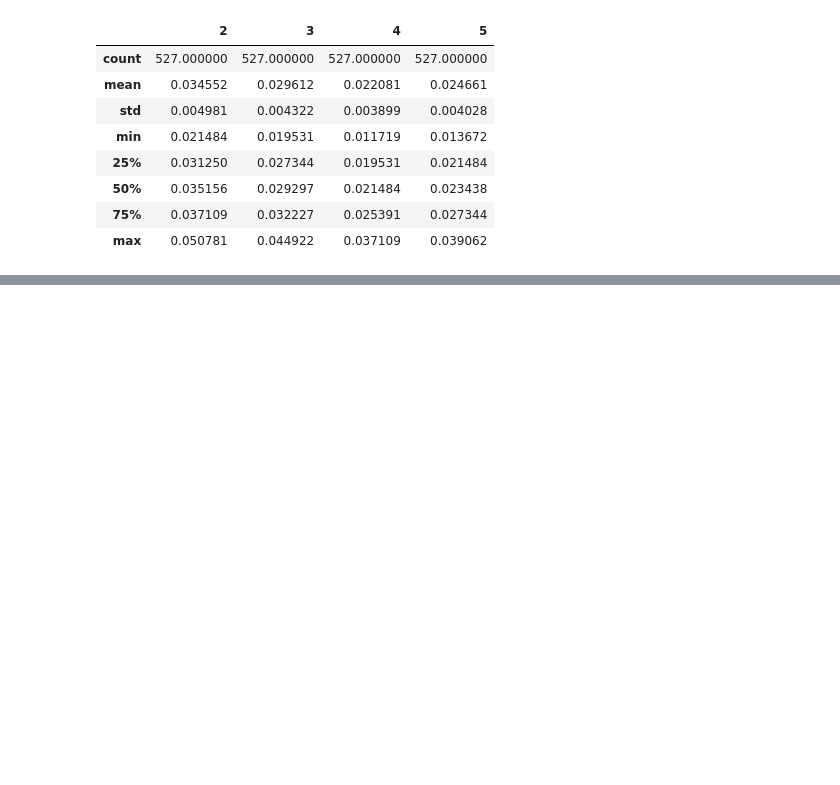
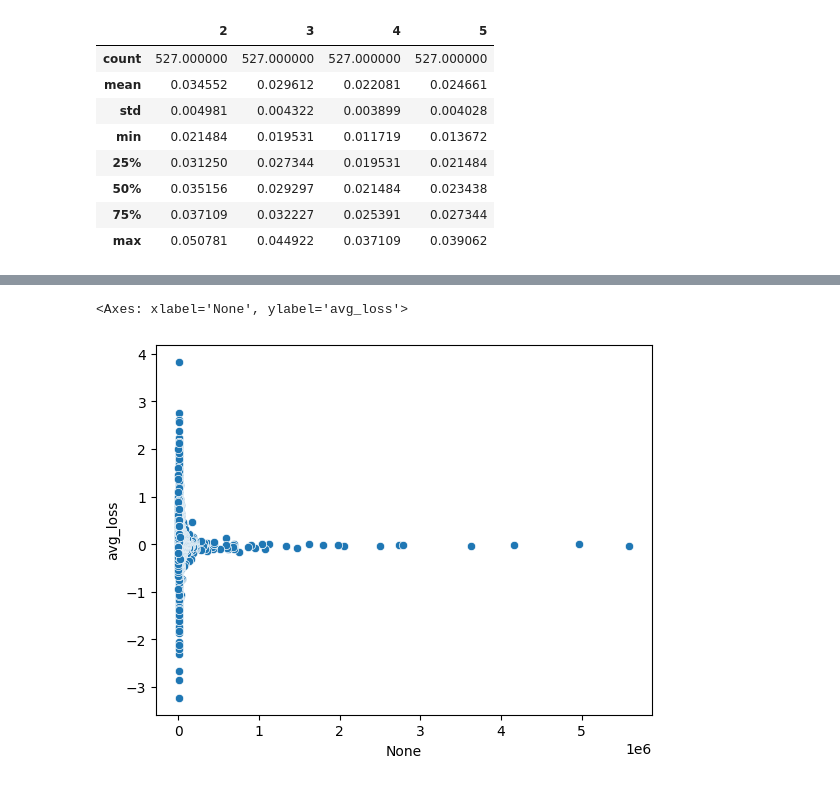
Before and after one commit to knwilliams319/stolen-attention, a Jupyter notebook: inspect_hulls.ipynb, the cells around one changed output, grey strips where cells are left out. Cells and saved outputs as stored; diff of their text form; code cells hidden in the pictures; blank space fills up the shorter version.

```diff
--- a/inspect_hulls.ipynb
+++ b/inspect_hulls.ipynb
@@ -68,0 +125,22 @@ k_hulls['euc'].describe()
+# %%
+# Load Loss Statistics From Disk
+train_freqs = torch.load('./data/wikitext-103/unigram-token-counts.pt')
+
+EXPERIMENT_DIR = Path('./experiments/embed_dim_64/n_heads_16')
+loss_stats = {}
+
+for path in EXPERIMENT_DIR.glob('*/val-loss-stats.csv'):
+    loss_stats[path.parts[-2]] = pd.read_csv(path)
+# %%
+# Visualize base vs. other models' losses vs train frequency
+'''
+Here, I plot the loss difference of a token between the two models. As such, a higher y-value
+corresponds to the base model being worse at predicting that token. The models are equally
+good at predicting frequent tokens, but there are tradeoffs for infrequent ones. Sometimes base is
+worse, sometimes it is better.
+'''
+loss_diff = loss_stats['euc']['avg_loss'] - loss_stats['man']['avg_loss']
+sns.scatterplot(x=train_freqs, y=loss_diff)
+# %% [output]
+<Axes: xlabel='None', ylabel='avg_loss'>
+[figure, added]
```
Also changed, not shown: parts of 14 cells of this notebook, 1 other file.
